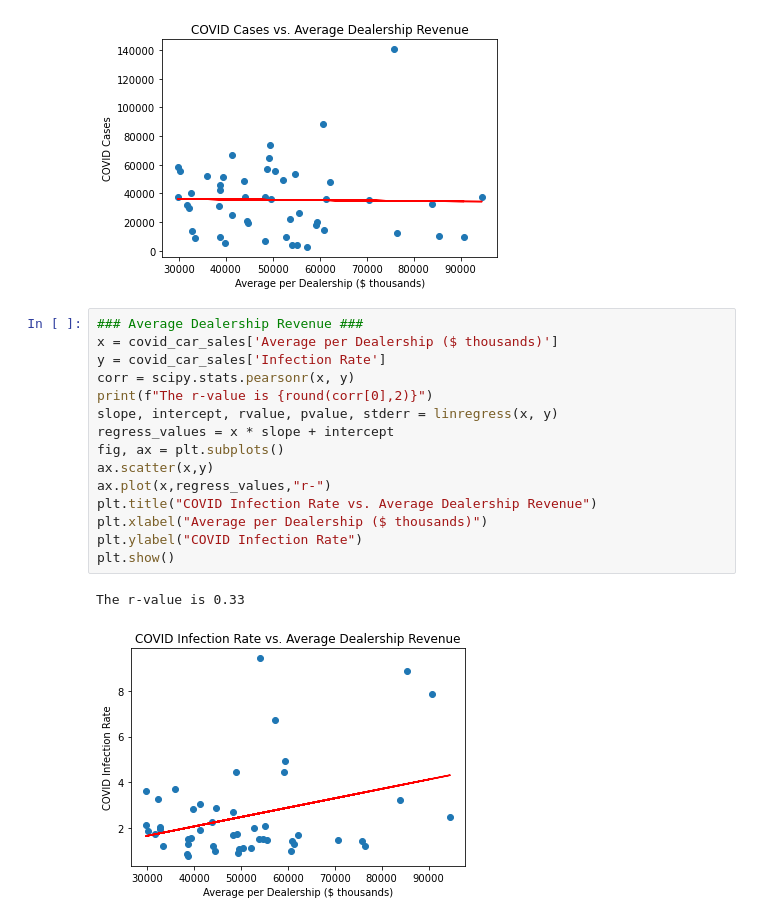
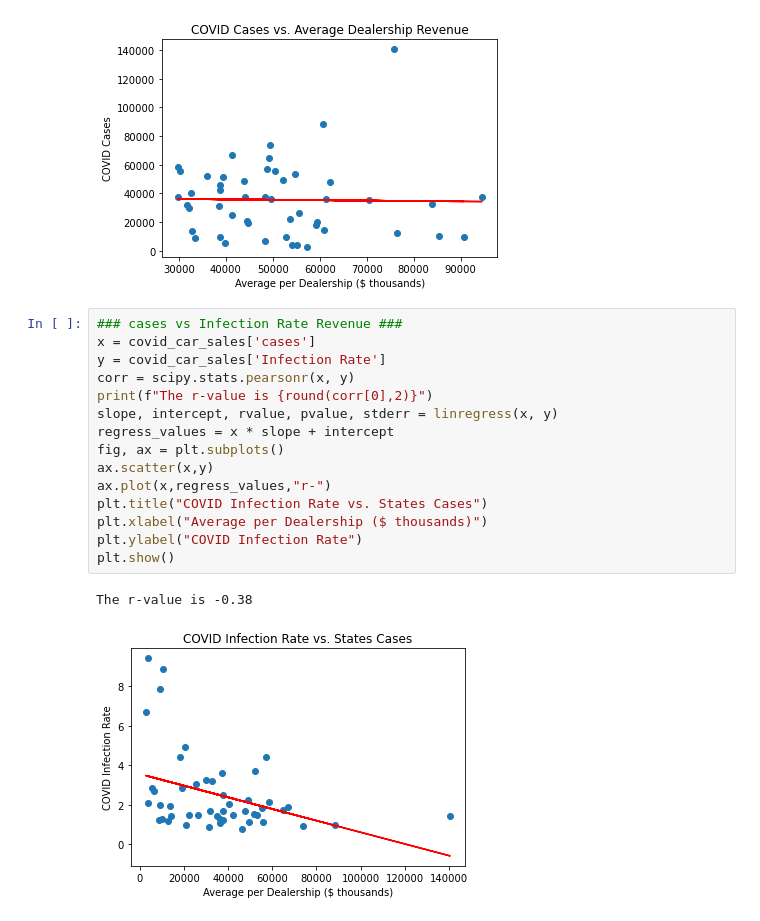
Before and after one commit to dakotajcollins/Car_Dealership, a Jupyter notebook: Steven File/COVID Analysis.ipynb, the cells around one changed output. Drawn from its saved outputs; the diff is of its cells as text.

```diff
--- a/Steven File/COVID Analysis.ipynb
+++ b/Steven File/COVID Analysis.ipynb
@@ -164,20 +164,20 @@ plt.show()
 The r-value is -0.02
 [figure]
 # %%
-### Average Dealership Revenue ###
-x = covid_car_sales['Average per Dealership ($ thousands)']
+### cases vs Infection Rate Revenue ###
+x = covid_car_sales['cases']
 y = covid_car_sales['Infection Rate']
 corr = scipy.stats.pearsonr(x, y)
 print(f"The r-value is {round(corr[0],2)}")
 slope, intercept, rvalue, pvalue, stderr = linregress(x, y)
 regress_values = x * slope + intercept
 fig, ax = plt.subplots()
 ax.scatter(x,y)
 ax.plot(x,regress_values,"r-")
-plt.title("COVID Infection Rate vs. Average Dealership Revenue")
+plt.title("COVID Infection Rate vs. States Cases")
 plt.xlabel("Average per Dealership ($ thousands)")
 plt.ylabel("COVID Infection Rate")
 plt.show()
 # %% [output]
-The r-value is 0.33
+The r-value is -0.38
-[figure, old version]
+[figure, new version]
```
Also changed, not shown: 1 other file.
